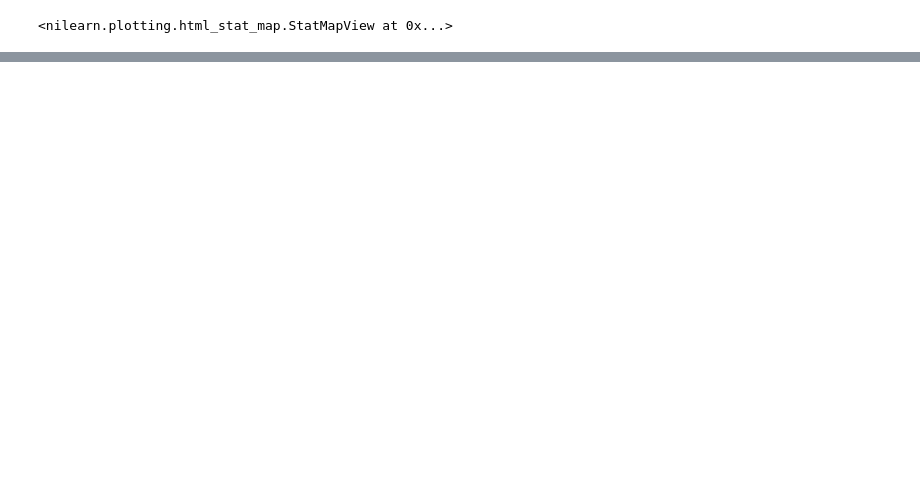
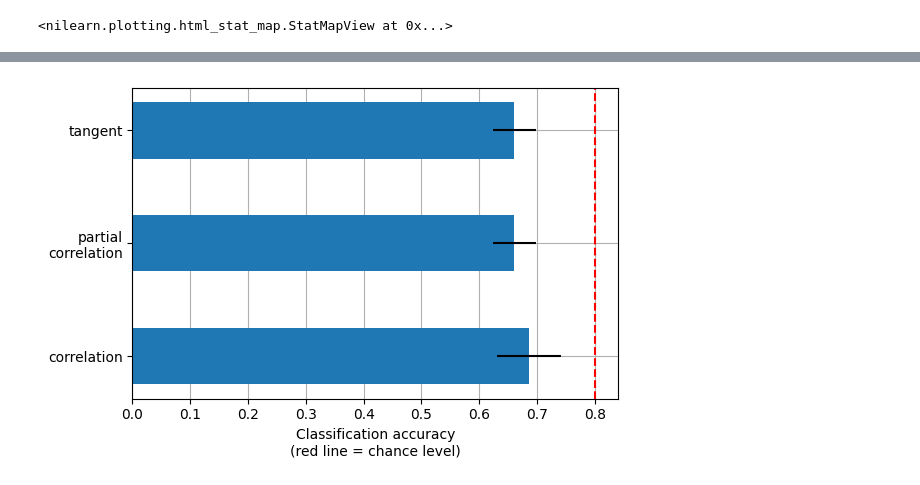
Before and after one commit to WMDA/socio-emotion-cognition, a Jupyter notebook: resting/view_output/testing_workflow.ipynb, the cells around one changed output, grey strips where cells are left out. Drawn from its saved outputs; the diff is of its cells as text; code cells hidden in the pictures; blank space fills up the shorter version.

```diff
--- a/resting/view_output/building_msdl_atlas.ipynb
+++ b/resting/view_output/testing_workflow.ipynb
@@ -85,0 +50,26 @@ ValueError: Tangent space parametrization can only be applied to a group of subj
+# %%
+import numpy as np
+from sklearn.metrics import accuracy_score
+from sklearn.model_selection import StratifiedShuffleSplit
+from sklearn.model_selection import GridSearchCV
+from sklearn.svm import LinearSVC
+
+cv = StratifiedShuffleSplit(n_splits=10, random_state=0, test_size=0.3)
+parameters = {'C': [1e0, 1e1, 1e2]}
+kinds = ["correlation", "partial correlation", "tangent"]
+scores = {}
+for kind in kinds:
+    scores[kind] = []
+    for train, test in cv.split(group, label):
+        connectivity = ConnectivityMeasure(
+                kind=kind,
+                vectorize=True,
+        )
+        connectomes = connectivity.fit_transform(group[train])
+        svc = LinearSVC(dual=True)
+        classifier = GridSearchCV(svc, parameters)
+        classifier.fit(connectomes, label[train])
+        predictions = classifier.predict(
+                connectivity.transform(group[test])
+            )
+        scores[kind].append(accuracy_score(label[test], predictions))
@@ -85,0 +139,16 @@ ValueError: Tangent space parametrization can only be applied to a group of subj
+# %%
+mean_scores = [np.mean(scores[kind]) for kind in kinds]
+scores_std = [np.std(scores[kind]) for kind in kinds]
+
+plt.figure(figsize=(6, 4))
+positions = np.arange(len(kinds)) * 0.1 + 0.1
+plt.barh(positions, mean_scores, align="center", height=0.05, xerr=scores_std)
+yticks = [k.replace(" ", "\n") for k in kinds]
+plt.yticks(positions, yticks)
+plt.gca().grid(True)
+plt.gca().set_axisbelow(True)
+plt.gca().axvline(0.8, color="red", linestyle="--")
+plt.xlabel("Classification accuracy\n(red line = chance level)")
+plt.tight_layout()
+# %% [output]
+[figure, added]
```
Also changed, not shown: parts of 29 cells of this notebook.
